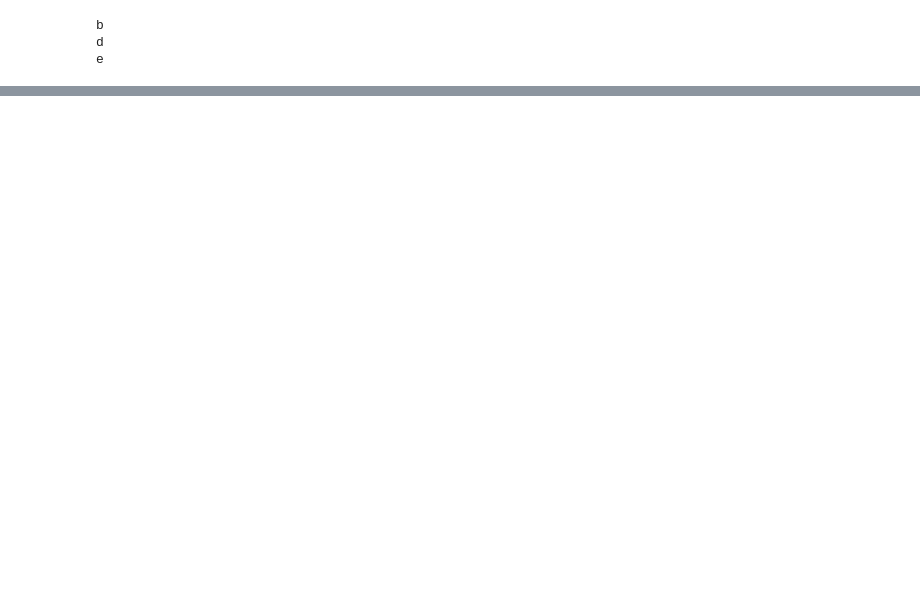
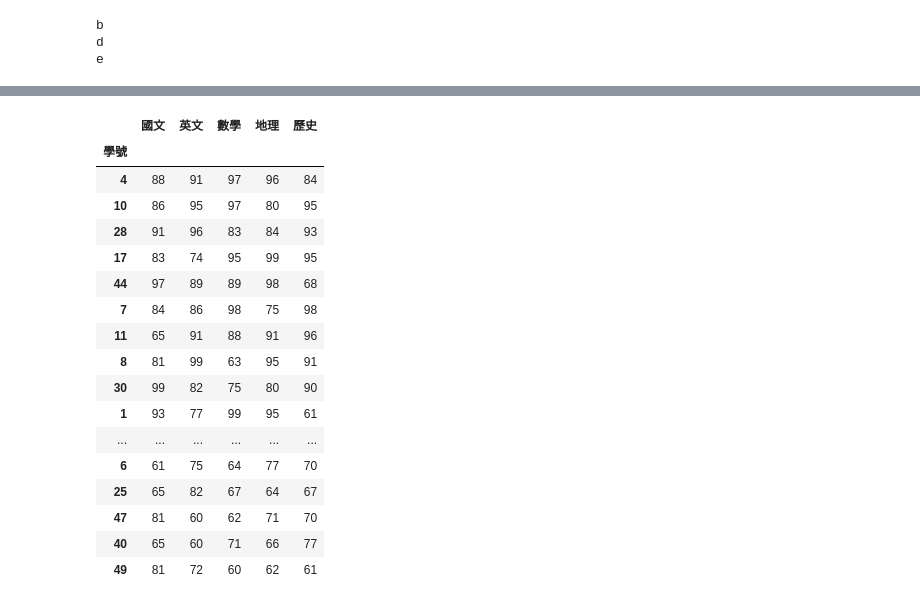
Before and after one commit to spinomics/2023_0723_am, a Jupyter notebook: lesson 20_1.ipynb, the cells around one changed output, grey strips where cells are left out. Drawn from its saved outputs; the diff is of its cells as text; code cells hidden in the pictures; blank space fills up the shorter version.

```diff
--- a/lesson 20_1.ipynb
+++ b/lesson 20_1.ipynb
@@ -84,0 +195,23 @@ dtype: float64
+# %%
+frame2 = frame[['學號','國文','英文','數學','地理','歷史']]
+frame3 = frame2.set_index('學號')
+frame3
+# %% [output]
+|  | 國文 | 英文 | 數學 | 地理 | 歷史 |
+| 學號 |  |  |  |  |  |
+| 4 | 88 | 91 | 97 | 96 | 84 |
+| 10 | 86 | 95 | 97 | 80 | 95 |
+| 28 | 91 | 96 | 83 | 84 | 93 |
+| 17 | 83 | 74 | 95 | 99 | 95 |
+| 44 | 97 | 89 | 89 | 98 | 68 |
+| 7 | 84 | 86 | 98 | 75 | 98 |
+| 11 | 65 | 91 | 88 | 91 | 96 |
+| 8 | 81 | 99 | 63 | 95 | 91 |
+| 30 | 99 | 82 | 75 | 80 | 90 |
+| 1 | 93 | 77 | 99 | 95 | 61 |
+| ... | ... | ... | ... | ... | ... |
+| 6 | 61 | 75 | 64 | 77 | 70 |
+| 25 | 65 | 82 | 67 | 64 | 67 |
+| 47 | 81 | 60 | 62 | 71 | 70 |
+| 40 | 65 | 60 | 71 | 66 | 77 |
+| 49 | 81 | 72 | 60 | 62 | 61 |
```
Also changed, not shown: parts of 14 cells of this notebook, 1 other file.
